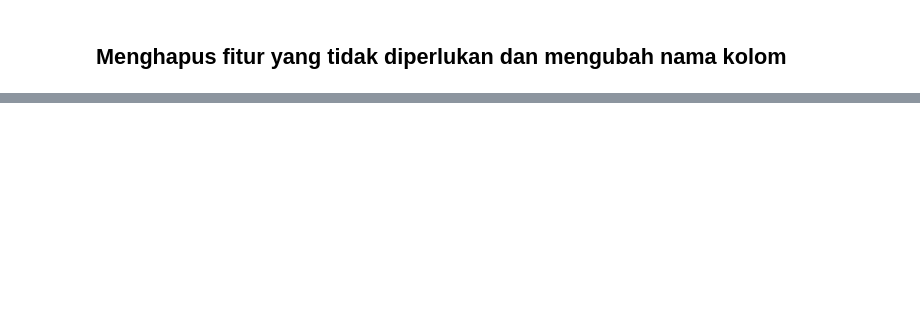
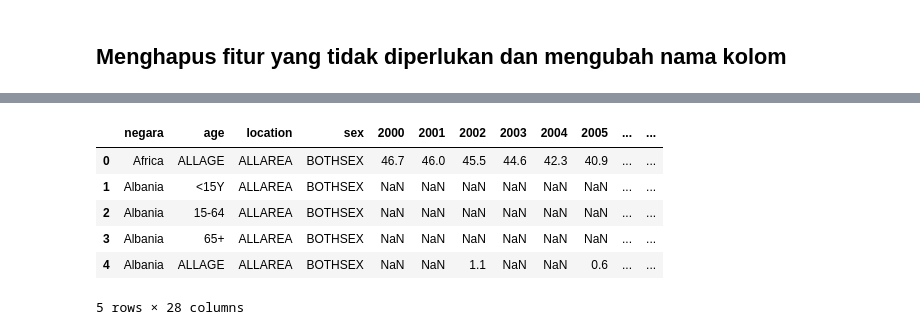
Before and after one commit to JayaWinata/DAC-IFest-2024-BukanWibu, a Jupyter notebook: SourceCode_DAC2024_BukanWibu.ipynb, the cells around one changed output, grey strips where cells are left out. Cells and saved outputs as stored; diff of their text form; code cells hidden in the pictures; blank space fills up the shorter version.

```diff
--- a/SourceCode_DAC2024_BukanWibu.ipynb
+++ b/SourceCode_DAC2024_BukanWibu.ipynb
@@ -64,0 +150,10 @@ se_adt_funs[se_adt_funs.columns.difference(['Country', 'Age', 'Sex'])] = se_adt_
+# %%
+si_pov_day1.head()
+# %% [output]
+|  | negara | age | location | sex | 2000 | 2001 | 2002 | 2003 | 2004 | 2005 | ... | ... |
+| 0 | Africa | ALLAGE | ALLAREA | BOTHSEX | 46.7 | 46.0 | 45.5 | 44.6 | 42.3 | 40.9 | ... | ... |
+| 1 | Albania | <15Y | ALLAREA | BOTHSEX | NaN | NaN | NaN | NaN | NaN | NaN | ... | ... |
+| 2 | Albania | 15-64 | ALLAREA | BOTHSEX | NaN | NaN | NaN | NaN | NaN | NaN | ... | ... |
+| 3 | Albania | 65+ | ALLAREA | BOTHSEX | NaN | NaN | NaN | NaN | NaN | NaN | ... | ... |
+| 4 | Albania | ALLAGE | ALLAREA | BOTHSEX | NaN | NaN | 1.1 | NaN | NaN | 0.6 | ... | ... |
+5 rows × 28 columns
```
Also changed, not shown: parts of 27 cells of this notebook, 4 other files.
